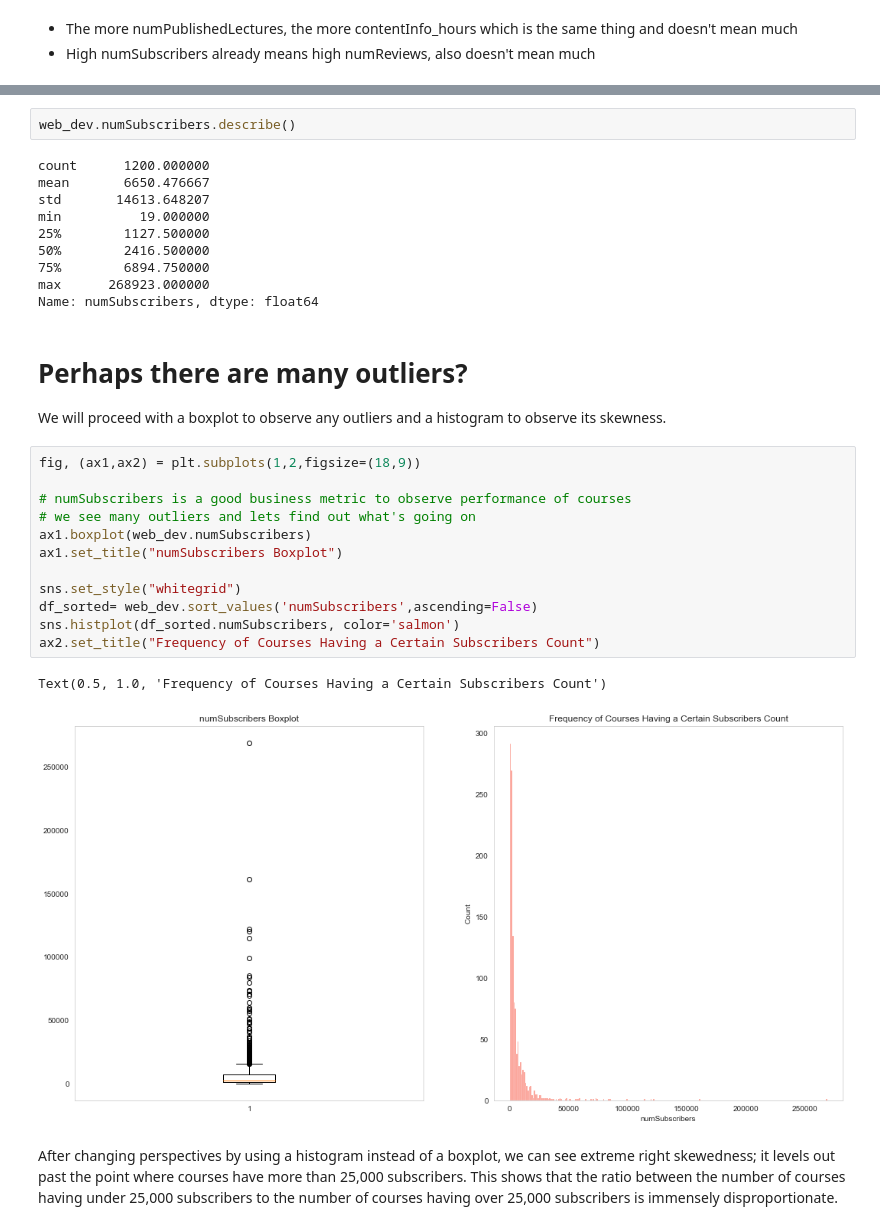
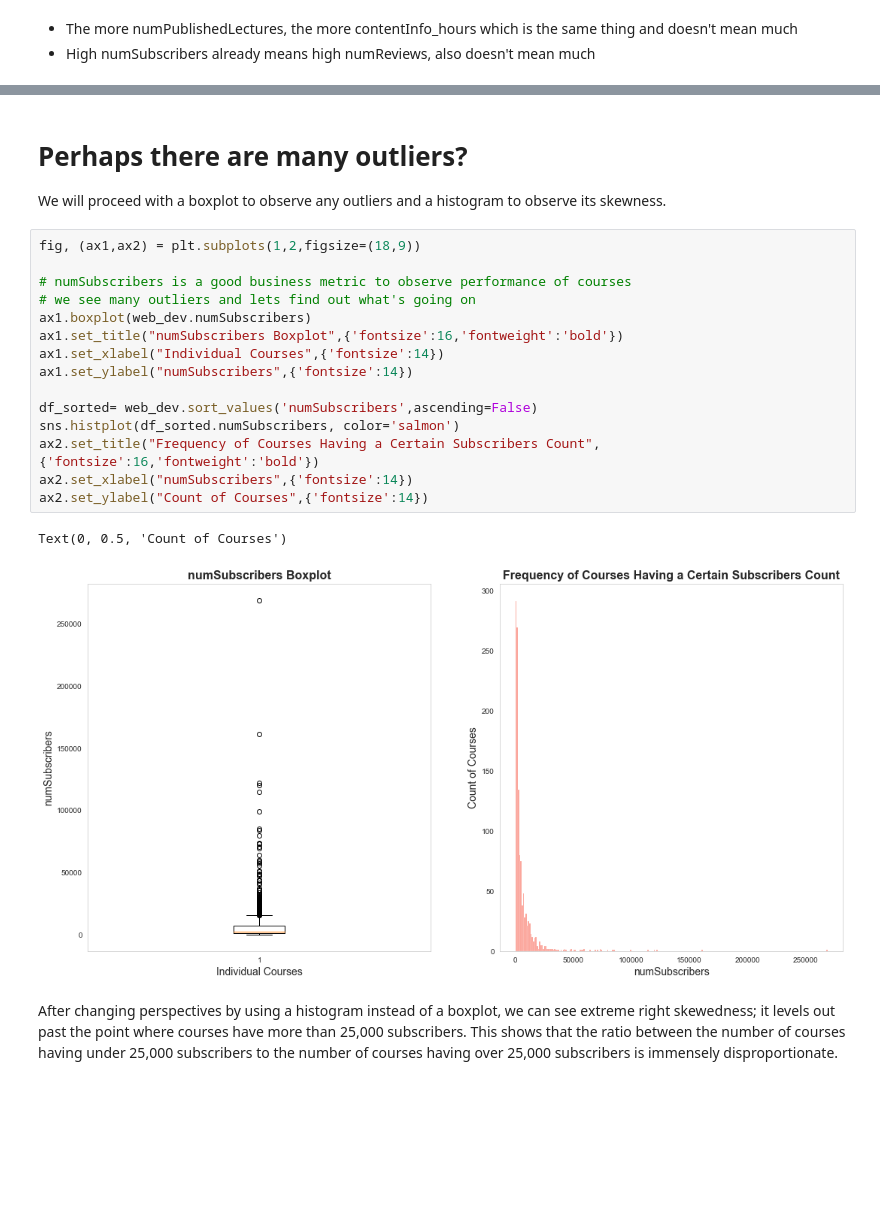
Before and after one commit to willnguyen14/udemy-viz-project, a Jupyter notebook: udemy.ipynb, the cells around one changed output, grey strips where cells are left out. Saved outputs shown, nothing was run; the diff lists cells and outputs as text; blank space fills up the shorter version.

```diff
--- a/udemy.ipynb
+++ b/udemy.ipynb
@@ -371,33 +380,24 @@ We notice that the both the mean and the top 75 percentile of `numSubscribers` i
-# %%
-web_dev.numSubscribers.describe()
-# %% [output]
-count      1200.000000
-mean       6650.476667
-std       14613.648207
-min          19.000000
-25%        1127.500000
-50%        2416.500000
-75%        6894.750000
-max      268923.000000
-Name: numSubscribers, dtype: float64
 # %% [markdown]
 # Perhaps there are many outliers?
 We will proceed with a boxplot to observe any outliers and a histogram to observe its skewness.
 # %%
 fig, (ax1,ax2) = plt.subplots(1,2,figsize=(18,9))
 
 # numSubscribers is a good business metric to observe performance of courses
 # we see many outliers and lets find out what's going on
 ax1.boxplot(web_dev.numSubscribers)
-ax1.set_title("numSubscribers Boxplot")
+ax1.set_title("numSubscribers Boxplot",{'fontsize':16,'fontweight':'bold'})
+ax1.set_xlabel("Individual Courses",{'fontsize':14})
+ax1.set_ylabel("numSubscribers",{'fontsize':14})
 
-sns.set_style("whitegrid")
 df_sorted= web_dev.sort_values('numSubscribers',ascending=False)
 sns.histplot(df_sorted.numSubscribers, color='salmon')
-ax2.set_title("Frequency of Courses Having a Certain Subscribers Count")
+ax2.set_title("Frequency of Courses Having a Certain Subscribers Count",{'fontsize':16,'fontweight':'bold'})
+ax2.set_xlabel("numSubscribers",{'fontsize':14})
+ax2.set_ylabel("Count of Courses",{'fontsize':14})
 # %% [output]
-Text(0.5, 1.0, 'Frequency of Courses Having a Certain Subscribers Count')
+Text(0, 0.5, 'Count of Courses')
-[figure, old version]
+[figure, new version]
 # %% [markdown]
 After changing perspectives by using a histogram instead of a boxplot, we can see extreme right skewedness; it levels out past the point where courses have more than 25,000 subscribers. This shows that the ratio between the number of courses having under 25,000 subscribers to the number of courses having over 25,000 subscribers is immensely disproportionate.
 # %% [markdown]
```
Also changed, not shown: parts of 23 cells of this notebook.
